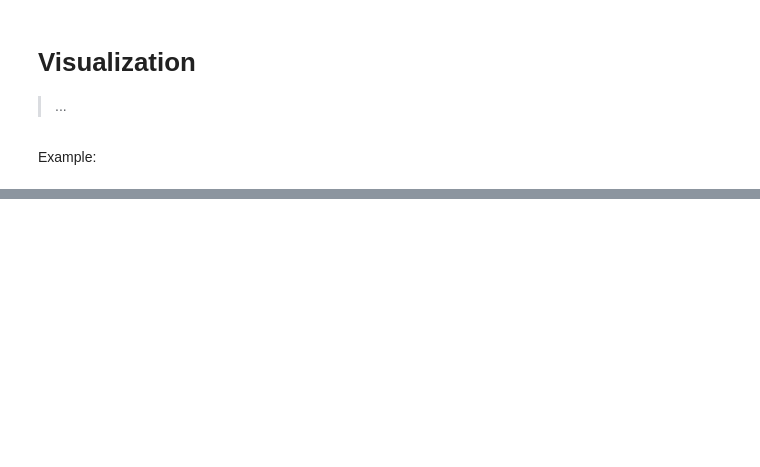
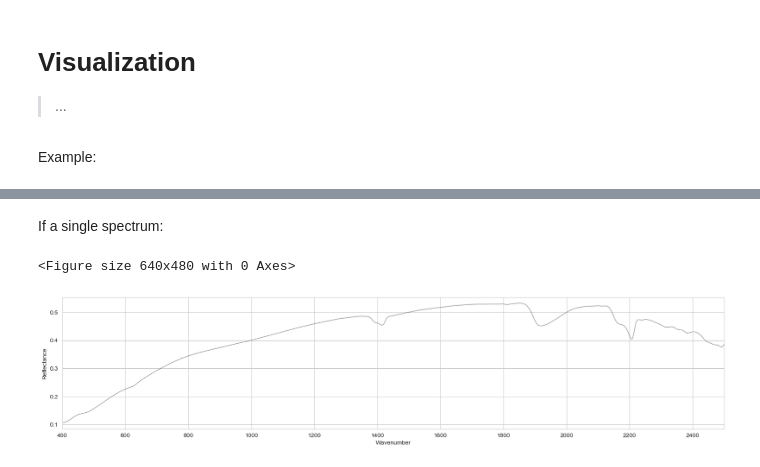
Before and after one commit to franckalbinet/lssm, a Jupyter notebook: nbs/01_visualization.ipynb, the cells around one changed output, grey strips where cells are left out. Saved outputs shown, nothing was run; the diff lists cells and outputs as text; code cells hidden in the pictures; blank space fills up the shorter version.

```diff
--- a/nbs/01_visualization.ipynb
+++ b/nbs/01_visualization.ipynb
@@ -60,0 +67,8 @@ plot_spectra(X, X_names, alpha=0.5, ylabel='Reflectance')
+# %% [markdown]
+If a single spectrum:
+# %%
+#|eval: false
+plot_spectra(X[0], X_names, alpha=0.5, ylabel='Reflectance', ascending=True)
+# %% [output]
+<Figure size 640x480 with 0 Axes>
+[figure, added]
```
Also changed, not shown: parts of 3 cells of this notebook, 28 other files.
